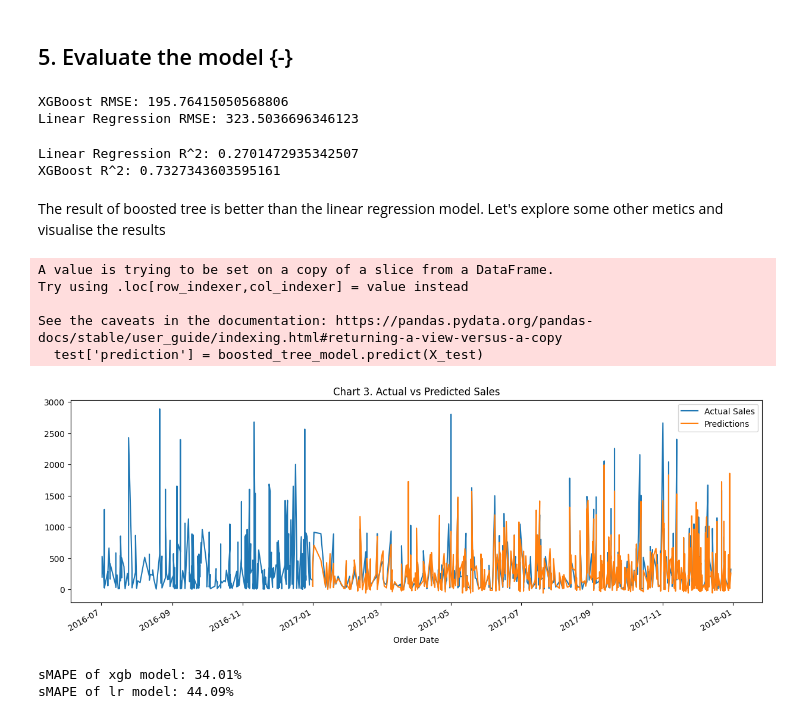
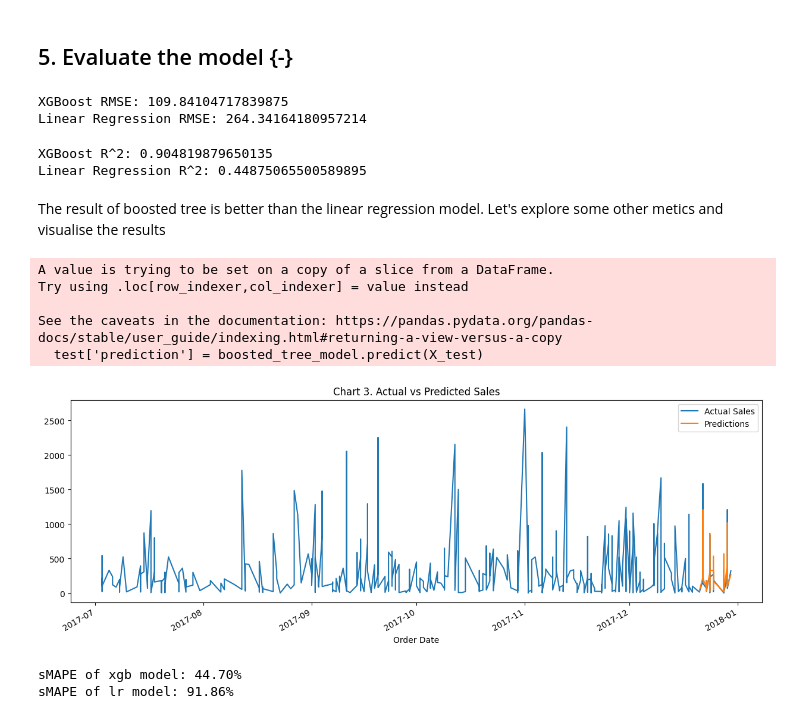
Before and after one commit to Jackreckness/msaphase2, a Jupyter notebook: part2-submission.ipynb, the cells around one changed output. Saved outputs shown, nothing was run; the diff lists cells and outputs as text; code cells hidden in the pictures.

```diff
--- a/part2-submission.ipynb
+++ b/part2-submission.ipynb
@@ -37,3 +38,11 @@ df = pd.read_csv('./dataset/store_sales_selected.csv', encoding='latin-1')
 df['Order Date'] = pd.to_datetime(df['Order Date'])
 df['Year'] = df['Year']-2014
 df = df.set_index('Order Date')
+
+# Creating lag features
+df['sales_lag_7'] = df['Sales'].shift(7)
+df['sales_lag_30'] = df['Sales'].shift(30)
+df['sales_lag_90'] = df['Sales'].shift(90)
+df['sales_lag_180'] = df['Sales'].shift(180)
+df['sales_lag_365'] = df['Sales'].shift(365)
+df = df.dropna()
@@ -53,13 +70,13 @@ df.tail(10)
 | 2017-12-29 | 3 | 0 | 95 | 2 | 68.4600 | 2 | 0.00 | 20.5380 | 4 | ... |
 | 2017-12-30 | 3 | 0 | 232 | 0 | 323.1360 | 4 | 0.20 | 12.1176 | 5 | ... |
 # %%
-train = df.loc[df.index < '01-01-2017']
-test = df.loc[df.index >= '01-01-2017']
+train = df.loc[(df.index < '2017-12-20') & (df.index >= '2015-01-01')]
+test = df.loc[df.index >= '2017-12-20']
 
 fig, ax = plt.subplots(figsize=(20, 5))
 train.plot(ax=ax, y='Sales', label='Training Set', title='Chart 1. W Store Sales Train/Test Split')
 test.plot(ax=ax,y='Sales', label='Test Set')
-ax.axvline('01-01-2017', color='black', ls='--')
+ax.axvline('2017-12-20', color='black', ls='--')
 ax.legend(['Training Set', 'Test Set'])
 plt.show()
 # %% [output]
@@ -98,15 +120,22 @@ FEATURES
 # Do a grid search to find the best hyperparameters
 # Define the parameter grid
 param_grid = {
-    'learning_rate': [0.01, 0.05],
-    'max_depth': [1, 3, 5],
-    'n_estimators': [ 500, 1000],
-    'reg_alpha': [ 0.5, 0.9, 2,5],
-    'reg_lambda': [2, 5, 10,15]
+    "learning_rate": [0.005, 0.01],
+    "max_depth": [1, 3, 5, 7],
+    "n_estimators": [1000, 1500, 2000],
+    "reg_alpha": [ 4, 7, 10],
+    "reg_lambda": [5, 7, 10],
 }
 
-xgb_model = xgb.XGBRegressor(objective='reg:squarederror')
-grid_search = GridSearchCV(estimator=xgb_model, param_grid=param_grid, cv=3, scoring='neg_root_mean_squared_error', verbose=2, n_jobs=-1)
+xgb_model = xgb.XGBRegressor()
+grid_search = GridSearchCV(
+    estimator=xgb_model,
+    param_grid=param_grid,
+    cv=3,
+    scoring="neg_mean_absolute_error",
+    verbose=2,
+    n_jobs=-1,
+)
 grid_search.fit(X_train, y_train)
 best_params = grid_search.best_params_
 best_score = grid_search.best_score_
@@ -191,37 +220,37 @@ y_pred_linear = linear_model.predict(X_test)
 rmse_linear = mean_squared_error(y_test, y_pred_linear, squared=False)
 print(f"Linear Regression RMSE: {rmse_linear}")
 # %% [output]
-XGBoost RMSE: 195.76415050568806
-Linear Regression RMSE: 323.5036696346123
+XGBoost RMSE: 109.84104717839875
+Linear Regression RMSE: 264.34164180957214
 # %%
+# Calculate R^2 for XGBoost
+r2_xgb = r2_score(y_test, y_pred_xgb)
+print(f"XGBoost R^2: {r2_xgb}")
+
 # Calculate R^2 for Linear Regression
 r2_linear = r2_score(y_test, y_pred_linear)
 print(f"Linear Regression R^2: {r2_linear}")
-
-# Calculate R^2 for XGBoost
-r2_xgb = r2_score(y_test, y_pred_xgb)
-print(f"XGBoost R^2: {r2_xgb}")
 # %% [output]
-Linear Regression R^2: 0.2701472935342507
-XGBoost R^2: 0.7327343603595161
+XGBoost R^2: 0.904819879650135
+Linear Regression R^2: 0.44875065500589895
 # %% [markdown]
 The result of boosted tree is better than the linear regression model. Let's explore some other metics and visualise the results
 # %%
 test['prediction'] = boosted_tree_model.predict(X_test)
 df_merged = df.merge(test[['prediction']], how='left', left_index=True, right_index=True)
-df_merged = df_merged.loc[(df_merged.index >= '07-01-2016')]
+df_merged = df_merged.loc[(df_merged.index >= '07-01-2017')]
 ax = df_merged[['Sales']].plot(figsize=(15, 5))
 df_merged['prediction'].plot(ax=ax)
 plt.legend(['Actual Sales', 'Predictions'])
 ax.set_title('Chart 3. Actual vs Predicted Sales')
 plt.show()
 # %% [output]
 A value is trying to be set on a copy of a slice from a DataFrame.
 Try using .loc[row_indexer,col_indexer] = value instead
 
 See the caveats in the documentation: https://pandas.pydata.org/pandas-docs/stable/user_guide/indexing.html#returning-a-view-versus-a-copy
   test['prediction'] = boosted_tree_model.predict(X_test)
-[figure, old version]
+[figure, new version]
 # %%
 # calcuate the SMAPE
 smape_value_xgb = smape(y_test, y_pred_xgb)
@@ -229,8 +258,8 @@ print(f"sMAPE of xgb model: {smape_value_xgb:.2f}%")
 smape_value_lr = smape(y_test, y_pred_linear)
 print(f"sMAPE of lr model: {smape_value_lr:.2f}%")
 # %% [output]
-sMAPE of xgb model: 34.01%
-sMAPE of lr model: 44.09%
+sMAPE of xgb model: 44.70%
+sMAPE of lr model: 91.86%
 # %% [markdown]
 ## 6. Summary {-}
 ### Model Training and Evaluation {-}
```
Also changed, not shown: parts of 8 cells of this notebook, 5 other files.
